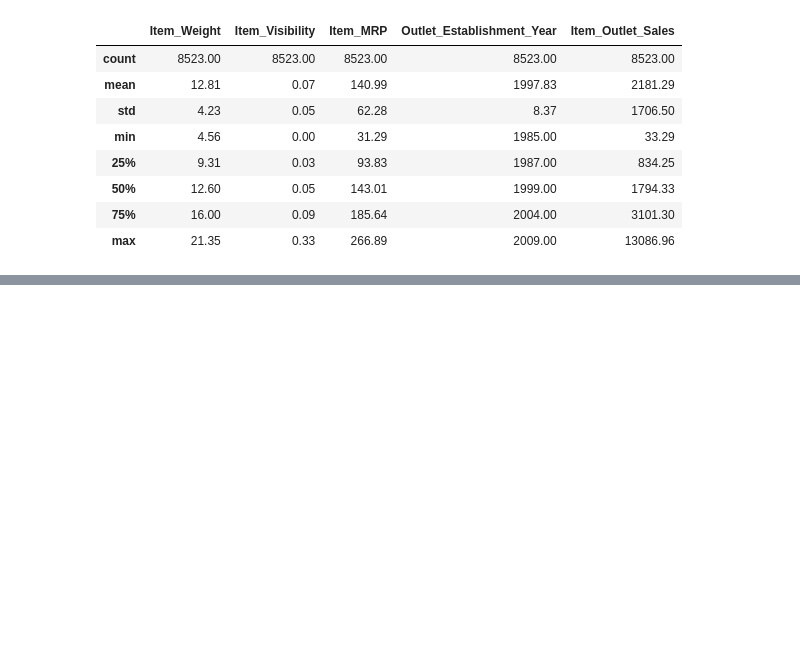
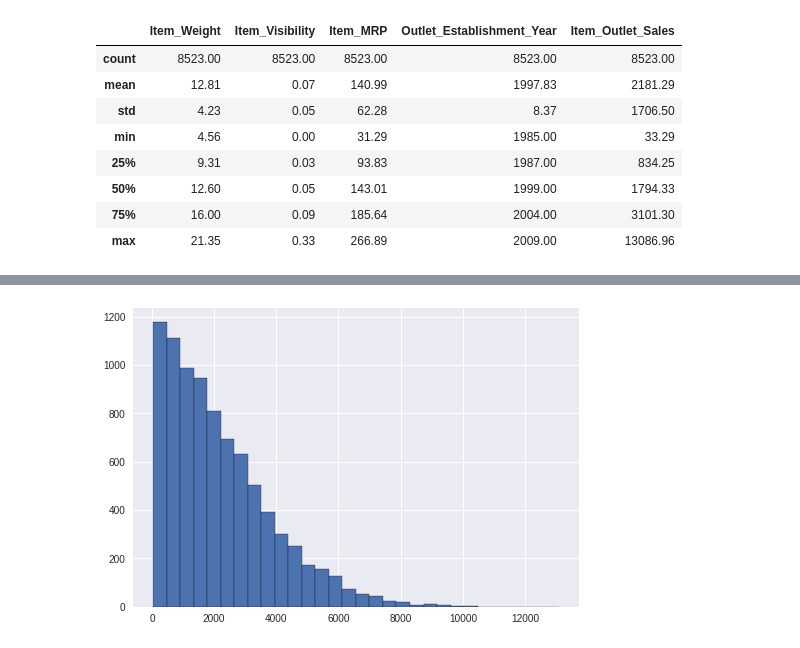
Before and after one commit to andrea0026/Prediccion-de-ventas, a Jupyter notebook: sales_prediction_pry1.ipynb, the cells around one changed output, grey strips where cells are left out. Cells and saved outputs as stored; diff of their text form; code cells hidden in the pictures; blank space fills up the shorter version.

```diff
--- a/sales_prediction_pry1.ipynb
+++ b/sales_prediction_pry1.ipynb
@@ -145,0 +191,8 @@ df.describe().round(2)
+# %%
+plt.style.use('seaborn')
+df['Item_Outlet_Sales'].hist(bins=30, edgecolor='black')
+plt.show()
+
+#las ventas de la tienda muestra un sesgo hacia la derecha.
+# %% [output]
+[figure, added]
```
Also changed, not shown: parts of 9 cells of this notebook.
